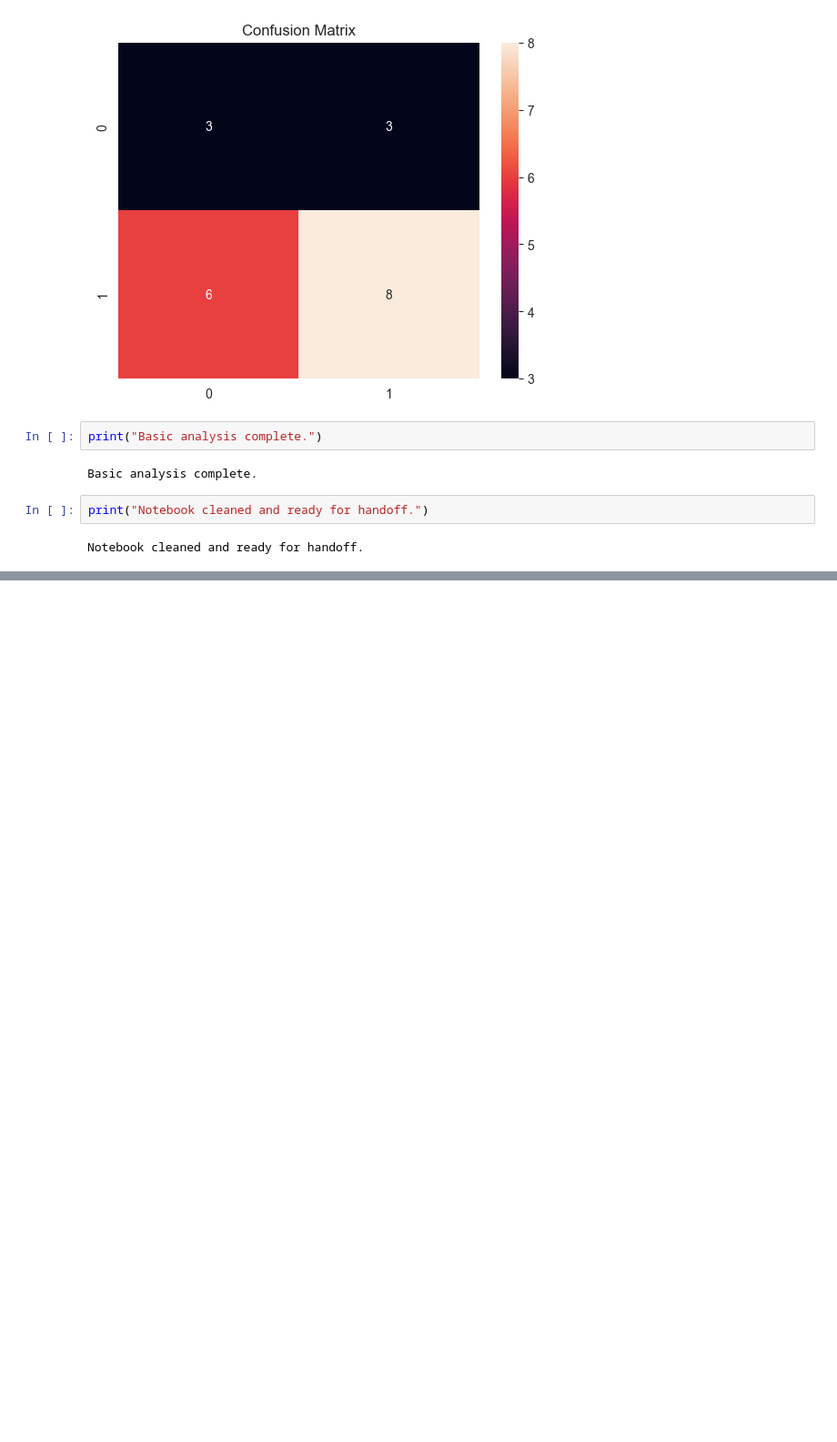
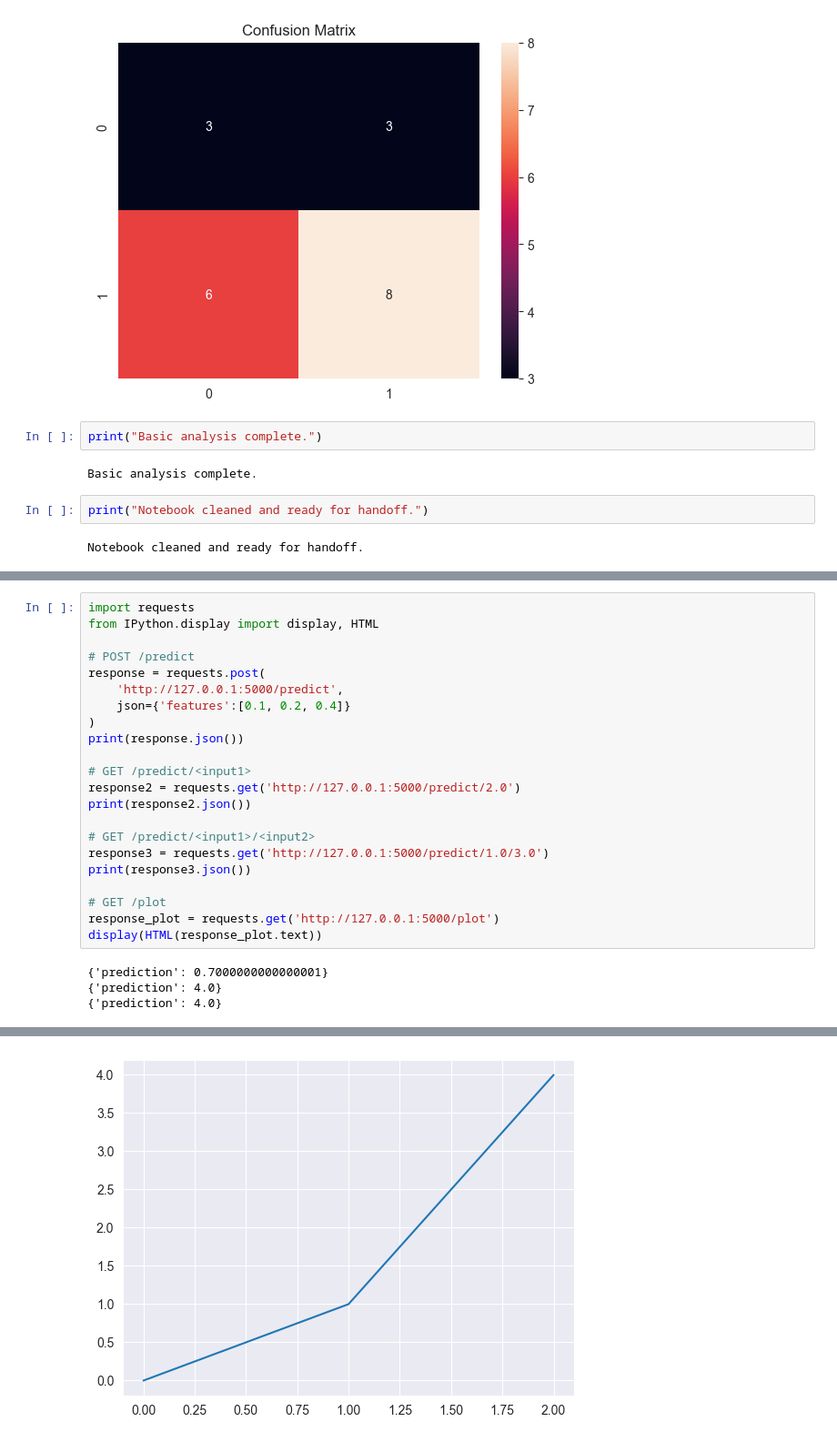
Before and after one commit to WithAnOrchid0513/bootcamp_Zhiang_Qiu, a Jupyter notebook: homework/stage13_productization/notebooks/Productization.ipynb, the cells around one changed output, grey strips where cells are left out. Shown: that part at 91% size. Saved outputs shown, nothing was run; the diff lists cells and outputs as text; blank space fills up the shorter version.

```diff
--- a/homework/stage13_productization/notebooks/Productization.ipynb
+++ b/homework/stage13_productization/notebooks/Productization.ipynb
@@ -69,0 +128,26 @@ Notebook cleaned and ready for handoff.
+# %%
+import requests
+from IPython.display import display, HTML
+
+# POST /predict
+response = requests.post(
+    'http://127.0.0.1:5000/predict',
+    json={'features':[0.1, 0.2, 0.4]}
+)
+print(response.json())
+
+# GET /predict/<input1>
+response2 = requests.get('http://127.0.0.1:5000/predict/2.0')
+print(response2.json())
+
+# GET /predict/<input1>/<input2>
+response3 = requests.get('http://127.0.0.1:5000/predict/1.0/3.0')
+print(response3.json())
+
+# GET /plot
+response_plot = requests.get('http://127.0.0.1:5000/plot')
+display(HTML(response_plot.text))
+# %% [output]
+{'prediction': 0.7000000000000001}
+{'prediction': 4.0}
+{'prediction': 4.0}
@@ -69,0 +155 @@ Notebook cleaned and ready for handoff.
+[figure, added]
```
Also changed, not shown: parts of 9 cells of this notebook, 11 other files.
